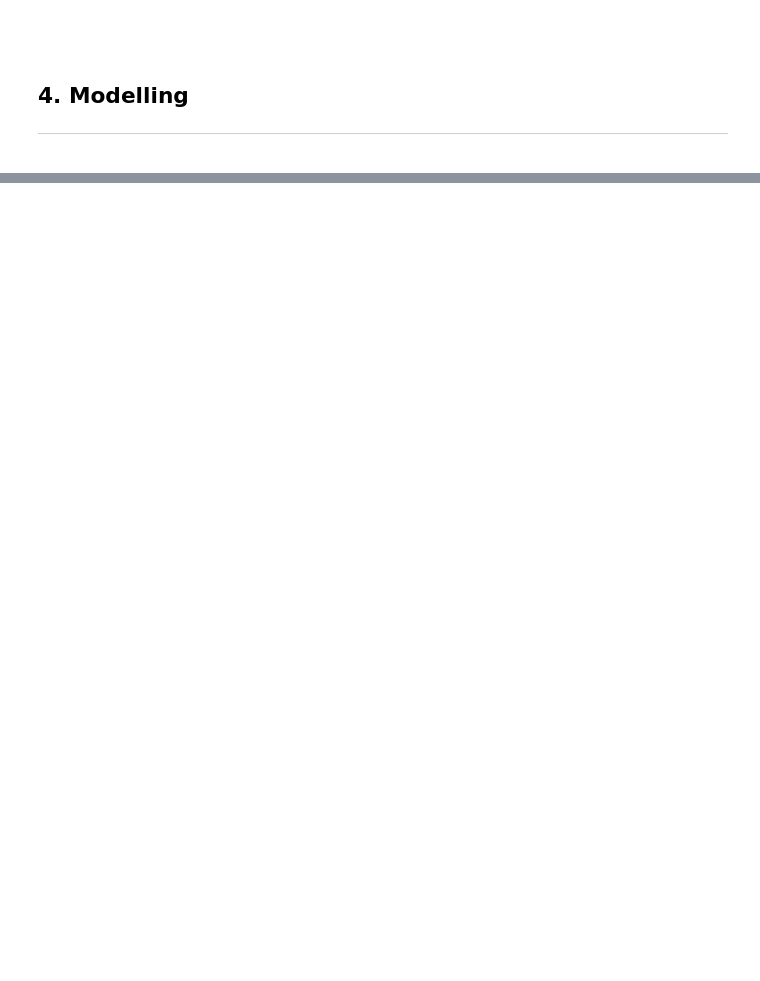
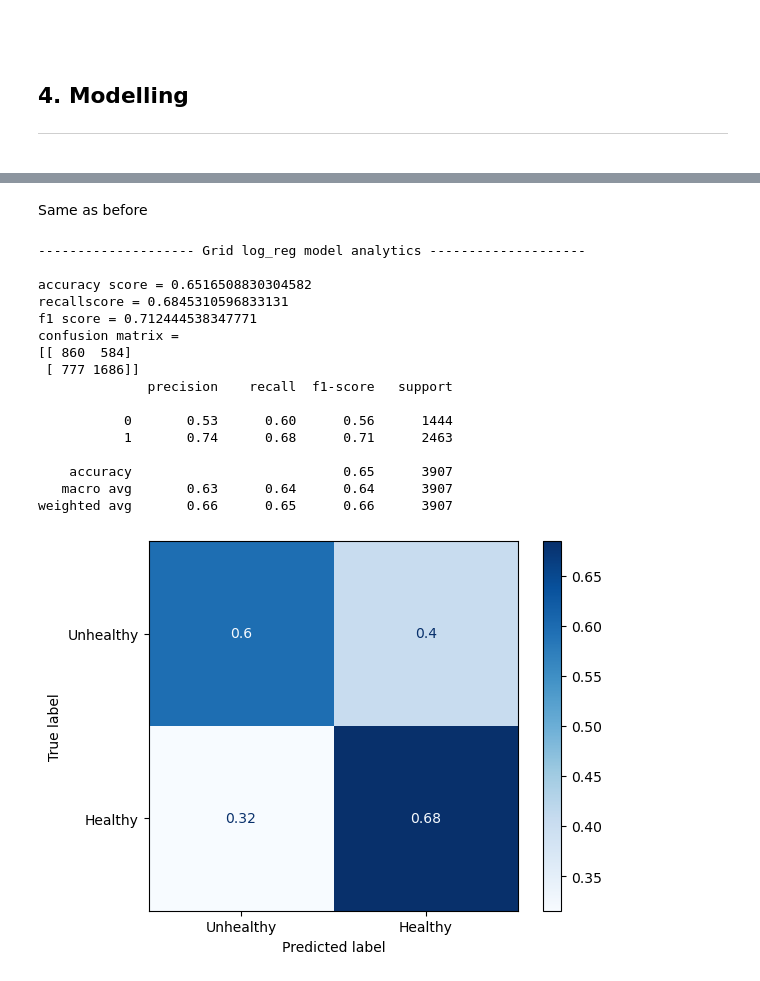
Before and after one commit to Benbellah-Owino/capstone-group3-karu, a Jupyter notebook: index.ipynb, the cells around one changed output, grey strips where cells are left out. Saved outputs shown, nothing was run; the diff lists cells and outputs as text; code cells hidden in the pictures; blank space fills up the shorter version.

```diff
--- a/index.ipynb
+++ b/index.ipynb
@@ -280,0 +420,42 @@ y_test = test_df["engine_condition"]
+# %% [markdown]
+Same as before
+# %%
+# Trying grid search on logistic regression
+
+log_param_grid = {
+     "C": [ 43,44, 45, 46, 48],
+
+    "max_iter": [150, 200, 250 ]
+}
+
+recall_unhealthy = make_scorer(recall_score, pos_label=0)
+
+grid_log = GridSearchCV(
+    LogisticRegression(penalty="l1", solver="liblinear", class_weight="balanced", random_state=42),
+    log_param_grid,
+    scoring=recall_unhealthy,
+    cv=5,
+    n_jobs=-1
+)
+
+grid_log.fit(X_train, y_train)
+
+analyze_model("Grid log_reg", grid_log)
+# %% [output]
+-------------------- Grid log_reg model analytics --------------------
+
+accuracy score = 0.6516508830304582
+recallscore = 0.6845310596833131
+f1 score = 0.712444538347771
+confusion matrix =
+[[ 860  584]
+ [ 777 1686]]
+              precision    recall  f1-score   support
+
+           0       0.53      0.60      0.56      1444
+           1       0.74      0.68      0.71      2463
+
+    accuracy                           0.65      3907
+   macro avg       0.63      0.64      0.64      3907
+weighted avg       0.66      0.65      0.66      3907
+[figure, added]
```
Also changed, not shown: parts of 20 cells of this notebook.
